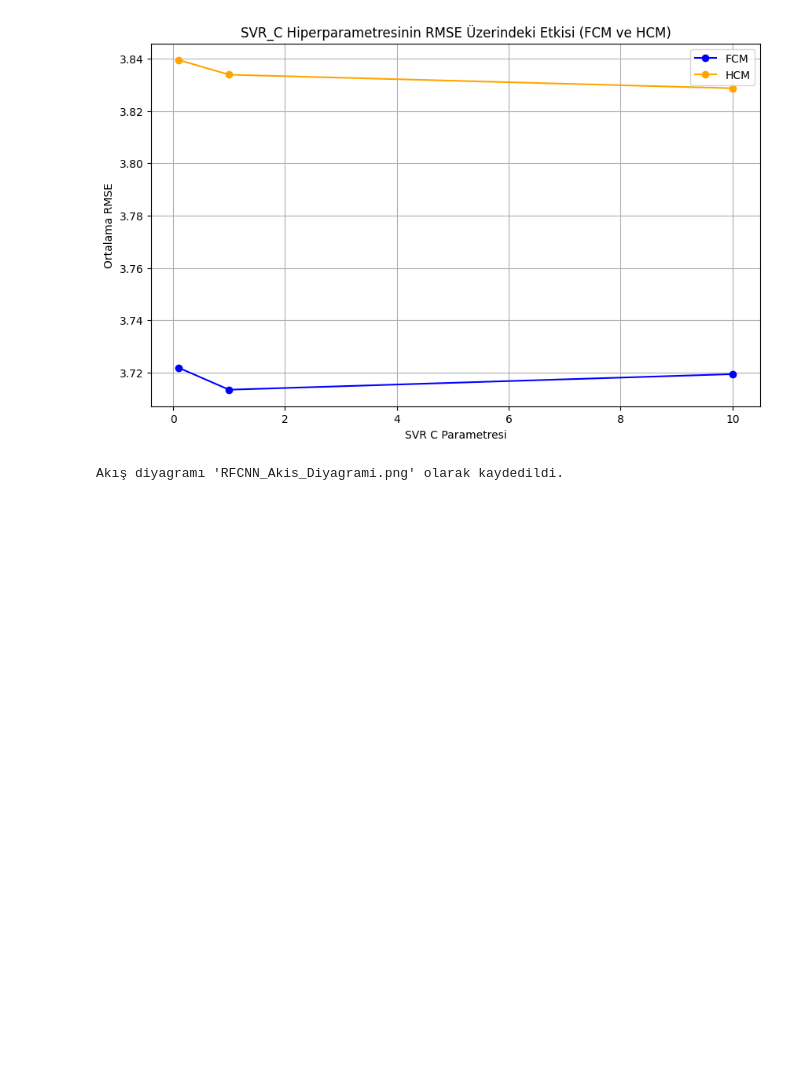
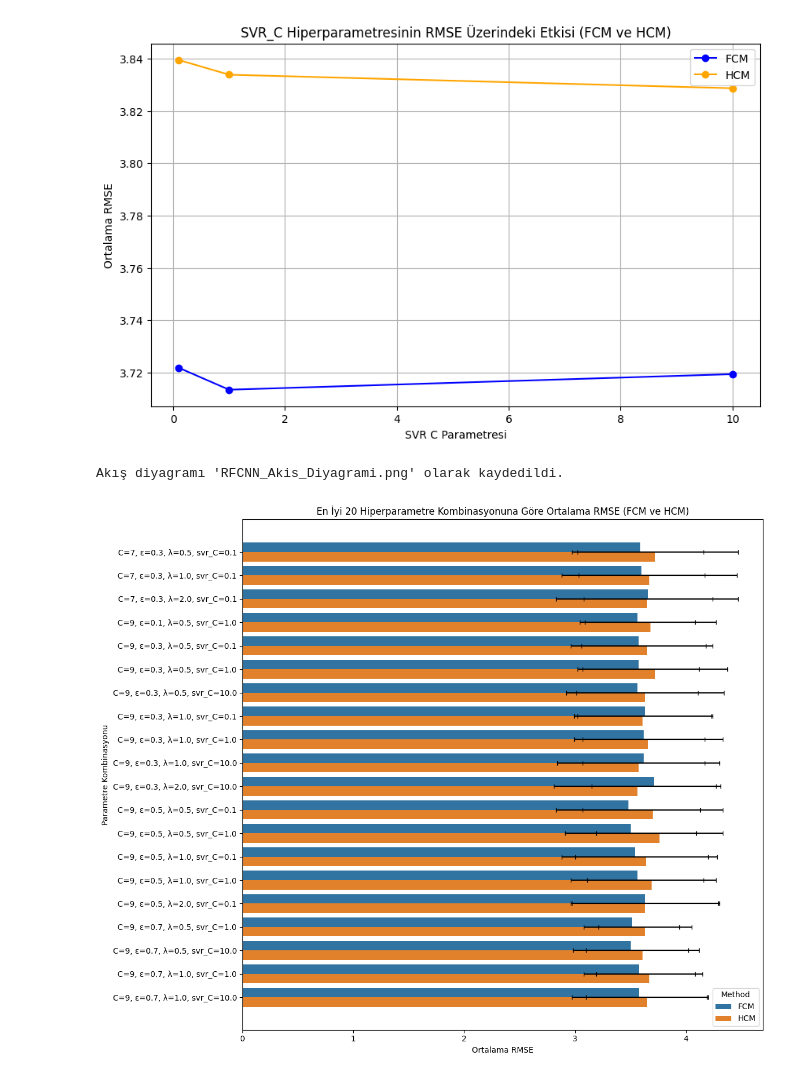
Before and after one commit to kntszmlk/02010044_NORAL_BULANIK_SISTEMLER_1, a Jupyter notebook: fuzzy.ipynb, the cells around one changed output. Cells and saved outputs as stored; diff of their text form; code cells hidden in the pictures; blank space fills up the shorter version.

```diff
--- a/fuzzy.ipynb
+++ b/fuzzy.ipynb
@@ -606,3 +606,97 @@ dot.render('RFCNN_Akis_Diyagrami', view=False)
 print("Akış diyagramı 'RFCNN_Akis_Diyagrami.png' olarak kaydedildi.")
 # %% [output]
 Akış diyagramı 'RFCNN_Akis_Diyagrami.png' olarak kaydedildi.
+# %%
+import matplotlib.pyplot as plt
+import seaborn as sns
+import pandas as pd
+
+# Verileri bir veri çerçevesine dönüştürme
+data = {
+    'C': [3, 3, 3, 3, 3, 3, 3, 3, 3, 3, 3, 3, 3, 3, 3, 3, 3, 3, 3, 3, 3, 3, 3, 3, 3, 3, 3, 3, 3, 3, 3, 3, 3, 3, 3, 3,
+          5, 5, 5, 5, 5, 5, 5, 5, 5, 5, 5, 5, 5, 5, 5, 5, 5, 5, 5, 5, 5, 5, 5, 5, 5, 5, 5, 5, 5, 5, 5, 5, 5, 5, 5, 5,
+          7, 7, 7, 7, 7, 7, 7, 7, 7, 7, 7, 7, 7, 7, 7, 7, 7, 7, 7, 7, 7, 7, 7, 7, 7, 7, 7, 7, 7, 7, 7, 7, 7, 7, 7, 7,
+          9, 9, 9, 9, 9, 9, 9, 9, 9, 9, 9, 9, 9, 9, 9, 9, 9, 9, 9, 9, 9, 9, 9, 9, 9, 9, 9, 9, 9, 9, 9, 9, 9, 9, 9, 9],
+    'epsilon': [0.1, 0.1, 0.1, 0.1, 0.1, 0.1, 0.1, 0.1, 0.1, 0.3, 0.3, 0.3, 0.3, 0.3, 0.3, 0.3, 0.3, 0.3, 0.5, 0.5, 0.5, 0.5, 0.5, 0.5, 0.5, 0.5, 0.5, 0.7, 0.7, 0.7, 0.7, 0.7, 0.7, 0.7, 0.7, 0.7,
+                0.1, 0.1, 0.1, 0.1, 0.1, 0.1, 0.1, 0.1, 0.1, 0.3, 0.3, 0.3, 0.3, 0.3, 0.3, 0.3, 0.3, 0.3, 0.5, 0.5, 0.5, 0.5, 0.5, 0.5, 0.5, 0.5, 0.5, 0.7, 0.7, 0.7, 0.7, 0.7, 0.7, 0.7, 0.7, 0.7,
+                0.1, 0.1, 0.1, 0.1, 0.1, 0.1, 0.1, 0.1, 0.1, 0.3, 0.3, 0.3, 0.3, 0.3, 0.3, 0.3, 0.3, 0.3, 0.5, 0.5, 0.5, 0.5, 0.5, 0.5, 0.5, 0.5, 0.5, 0.7, 0.7, 0.7, 0.7, 0.7, 0.7, 0.7, 0.7, 0.7,
+                0.1, 0.1, 0.1, 0.1, 0.1, 0.1, 0.1, 0.1, 0.1, 0.3, 0.3, 0.3, 0.3, 0.3, 0.3, 0.3, 0.3, 0.3, 0.5, 0.5, 0.5, 0.5, 0.5, 0.5, 0.5, 0.5, 0.5, 0.7, 0.7, 0.7, 0.7, 0.7, 0.7, 0.7, 0.7, 0.7],
+    'lambda_reg': [0.5, 0.5, 0.5, 1.0, 1.0, 1.0, 2.0, 2.0, 2.0, 0.5, 0.5, 0.5, 1.0, 1.0, 1.0, 2.0, 2.0, 2.0, 0.5, 0.5, 0.5, 1.0, 1.0, 1.0, 2.0, 2.0, 2.0, 0.5, 0.5, 0.5, 1.0, 1.0, 1.0, 2.0, 2.0, 2.0,
+                   0.5, 0.5, 0.5, 1.0, 1.0, 1.0, 2.0, 2.0, 2.0, 0.5, 0.5, 0.5, 1.0, 1.0, 1.0, 2.0, 2.0, 2.0, 0.5, 0.5, 0.5, 1.0, 1.0, 1.0, 2.0, 2.0, 2.0, 0.5, 0.5, 0.5, 1.0, 1.0, 1.0, 2.0, 2.0, 2.0,
+                   0.5, 0.5, 0.5, 1.0, 1.0, 1.0, 2.0, 2.0, 2.0, 0.5, 0.5, 0.5, 1.0, 1.0, 1.0, 2.0, 2.0, 2.0, 0.5, 0.5, 0.5, 1.0, 1.0, 1.0, 2.0, 2.0, 2.0, 0.5, 0.5, 0.5, 1.0, 1.0, 1.0, 2.0, 2.0, 2.0,
+                   0.5, 0.5, 0.5, 1.0, 1.0, 1.0, 2.0, 2.0, 2.0, 0.5, 0.5, 0.5, 1.0, 1.0, 1.0, 2.0, 2.0, 2.0, 0.5, 0.5, 0.5, 1.0, 1.0, 1.0, 2.0, 2.0, 2.0, 0.5, 0.5, 0.5, 1.0, 1.0, 1.0, 2.0, 2.0, 2.0],
+    'svr_C': [0.1, 1.0, 10.0, 0.1, 1.0, 10.0, 0.1, 1.0, 10.0, 0.1, 1.0, 10.0, 0.1, 1.0, 10.0, 0.1, 1.0, 10.0, 0.1, 1.0, 10.0, 0.1, 1.0, 10.0, 0.1, 1.0, 10.0, 0.1, 1.0, 10.0, 0.1, 1.0, 10.0, 0.1, 1.0, 10.0,
+              0.1, 1.0, 10.0, 0.1, 1.0, 10.0, 0.1, 1.0, 10.0, 0.1, 1.0, 10.0, 0.1, 1.0, 10.0, 0.1, 1.0, 10.0, 0.1, 1.0, 10.0, 0.1, 1.0, 10.0, 0.1, 1.0, 10.0, 0.1, 1.0, 10.0, 0.1, 1.0, 10.0, 0.1, 1.0, 10.0,
+              0.1, 1.0, 10.0, 0.1, 1.0, 10.0, 0.1, 1.0, 10.0, 0.1, 1.0, 10.0, 0.1, 1.0, 10.0, 0.1, 1.0, 10.0, 0.1, 1.0, 10.0, 0.1, 1.0, 10.0, 0.1, 1.0, 10.0, 0.1, 1.0, 10.0, 0.1, 1.0, 10.0, 0.1, 1.0, 10.0,
+              0.1, 1.0, 10.0, 0.1, 1.0, 10.0, 0.1, 1.0, 10.0, 0.1, 1.0, 10.0, 0.1, 1.0, 10.0, 0.1, 1.0, 10.0, 0.1, 1.0, 10.0, 0.1, 1.0, 10.0, 0.1, 1.0, 10.0, 0.1, 1.0, 10.0, 0.1, 1.0, 10.0, 0.1, 1.0, 10.0],
+    'fcm_mean_rmse': [3.81, 3.80, 3.80, 3.81, 3.80, 3.80, 3.83, 3.82, 3.82, 3.83, 3.84, 3.84, 3.83, 3.84, 3.84, 3.84, 3.86, 3.85, 3.87, 3.84, 3.85, 3.85, 3.84, 3.85, 3.86, 3.86, 3.86, 3.89, 3.86, 3.86, 3.86, 3.83, 3.83, 3.87, 3.83, 3.84,
+                      3.62, 3.65, 3.63, 3.64, 3.66, 3.65, 3.70, 3.72, 3.71, 3.71, 3.71, 3.70, 3.70, 3.72, 3.71, 3.75, 3.78, 3.77, 3.73, 3.73, 3.74, 3.72, 3.71, 3.71, 3.77, 3.75, 3.75, 3.87, 3.85, 3.87, 3.82, 3.81, 3.83, 3.85, 3.85, 3.86,
+                      3.63, 3.63, 3.56, 3.67, 3.67, 3.61, 3.75, 3.74, 3.70, 3.59, 3.58, 3.60, 3.60, 3.62, 3.64, 3.66, 3.69, 3.71, 3.63, 3.53, 3.64, 3.65, 3.57, 3.65, 3.72, 3.65, 3.71, 3.66, 3.73, 3.73, 3.69, 3.75, 3.77, 3.76, 3.82, 3.84,
+                      3.61, 3.56, 3.54, 3.66, 3.63, 3.61, 3.75, 3.73, 3.72, 3.57, 3.57, 3.56, 3.63, 3.62, 3.62, 3.73, 3.70, 3.71, 3.48, 3.50, 3.56, 3.54, 3.56, 3.61, 3.63, 3.65, 3.70, 3.59, 3.51, 3.50, 3.66, 3.58, 3.58, 3.74, 3.70, 3.69],
+    'fcm_std_rmse': [0.38, 0.38, 0.38, 0.41, 0.41, 0.41, 0.45, 0.45, 0.45, 0.37, 0.37, 0.38, 0.40, 0.40, 0.40, 0.45, 0.44, 0.44, 0.41, 0.37, 0.38, 0.45, 0.39, 0.40, 0.49, 0.43, 0.44, 0.68, 0.61, 0.64, 0.68, 0.62, 0.64, 0.70, 0.66, 0.67,
+                     0.58, 0.55, 0.58, 0.60, 0.56, 0.58, 0.62, 0.58, 0.59, 0.59, 0.64, 0.64, 0.61, 0.66, 0.66, 0.63, 0.68, 0.67, 0.61, 0.56, 0.63, 0.63, 0.58, 0.64, 0.65, 0.60, 0.67, 0.67, 0.66, 0.69, 0.68, 0.66, 0.70, 0.70, 0.67, 0.72,
+                     0.54, 0.57, 0.53, 0.55, 0.59, 0.55, 0.58, 0.63, 0.57, 0.57, 0.58, 0.59, 0.57, 0.58, 0.59, 0.58, 0.60, 0.61, 0.60, 0.55, 0.52, 0.62, 0.57, 0.54, 0.63, 0.60, 0.58, 0.65, 0.60, 0.61, 0.67, 0.63, 0.64, 0.68, 0.65, 0.67,
+                     0.49, 0.52, 0.53, 0.52, 0.55, 0.56, 0.57, 0.58, 0.59, 0.61, 0.55, 0.55, 0.61, 0.55, 0.55, 0.61, 0.57, 0.56, 0.65, 0.59, 0.56, 0.66, 0.60, 0.58, 0.66, 0.61, 0.61, 0.70, 0.43, 0.52, 0.69, 0.50, 0.61, 0.67, 0.60, 0.70],
+    'hcm_mean_rmse': [3.82, 3.78, 3.84, 3.82, 3.78, 3.84, 3.83, 3.79, 3.84, 3.83, 3.79, 3.79, 3.83, 3.80, 3.79, 3.84, 3.80, 3.79, 4.09, 3.93, 3.94, 4.02, 3.91, 3.92, 3.96, 3.90, 3.90, 4.05, 4.10, 4.05, 4.00, 4.05, 4.00, 3.96, 4.00, 3.96,
+                      3.91, 3.93, 3.91, 3.87, 3.89, 3.87, 3.86, 3.88, 3.85, 3.99, 3.97, 3.98, 3.93, 3.90, 3.92, 3.89, 3.86, 3.88, 3.97, 4.00, 3.96, 3.92, 3.95, 3.91, 3.89, 3.93, 3.88, 4.02, 4.01, 3.99, 3.94, 3.95, 3.94, 3.89, 3.92, 3.90,
+                      3.79, 3.89, 3.92, 3.75, 3.85, 3.87, 3.74, 3.85, 3.85, 3.72, 3.82, 3.82, 3.67, 3.77, 3.77, 3.65, 3.74, 3.75, 3.88, 3.88, 3.86, 3.83, 3.82, 3.81, 3.80, 3.78, 3.78, 3.95, 3.89, 3.88, 3.89, 3.84, 3.82, 3.87, 3.81, 3.79,
+                      3.76, 3.68, 3.81, 3.72, 3.68, 3.76, 3.70, 3.70, 3.74, 3.65, 3.72, 3.63, 3.61, 3.66, 3.57, 3.60, 3.65, 3.56, 3.70, 3.76, 3.77, 3.64, 3.69, 3.72, 3.63, 3.68, 3.71, 3.88, 3.63, 3.61, 3.87, 3.67, 3.65, 3.89, 3.73, 3.71],
+    'hcm_std_rmse': [0.38, 0.34, 0.37, 0.39, 0.35, 0.38, 0.41, 0.37, 0.40, 0.37, 0.33, 0.33, 0.38, 0.35, 0.35, 0.40, 0.37, 0.37, 0.57, 0.55, 0.60, 0.56, 0.55, 0.59, 0.57, 0.55, 0.58, 0.67, 0.59, 0.65, 0.68, 0.63, 0.68, 0.71, 0.68, 0.72,
+                     0.68, 0.64, 0.67, 0.69, 0.67, 0.70, 0.73, 0.71, 0.73, 0.62, 0.64, 0.64, 0.67, 0.68, 0.68, 0.72, 0.73, 0.73, 0.66, 0.55, 0.67, 0.68, 0.59, 0.70, 0.72, 0.65, 0.74, 0.69, 0.68, 0.71, 0.70, 0.70, 0.73, 0.73, 0.74, 0.75,
+                     0.65, 0.74, 0.69, 0.68, 0.75, 0.72, 0.71, 0.78, 0.76, 0.75, 0.63, 0.65, 0.79, 0.68, 0.69, 0.82, 0.72, 0.72, 0.64, 0.63, 0.65, 0.67, 0.65, 0.67, 0.71, 0.69, 0.70, 0.69, 0.66, 0.69, 0.71, 0.69, 0.70, 0.74, 0.72, 0.73,
+                     0.63, 0.59, 0.64, 0.66, 0.63, 0.64, 0.69, 0.66, 0.66, 0.59, 0.65, 0.71, 0.62, 0.67, 0.73, 0.66, 0.70, 0.75, 0.63, 0.57, 0.57, 0.64, 0.58, 0.59, 0.67, 0.62, 0.63, 0.71, 0.42, 0.51, 0.73, 0.48, 0.55, 0.77, 0.56, 0.62]
+}
+
+# FCM ve HCM için veri çerçevelerini oluşturma
+fcm_data = pd.DataFrame({
+    'C': data['C'],
+    'epsilon': data['epsilon'],
+    'lambda_reg': data['lambda_reg'],
+    'svr_C': data['svr_C'],
+    'mean_rmse': data['fcm_mean_rmse'],
+    'std_rmse': data['fcm_std_rmse'],
+    'Method': 'FCM'
+})
+
+hcm_data = pd.DataFrame({
+    'C': data['C'],
+    'epsilon': data['epsilon'],
+    'lambda_reg': data['lambda_reg'],
+    'svr_C': data['svr_C'],
+    'mean_rmse': data['hcm_mean_rmse'],
+    'std_rmse': data['hcm_std_rmse'],
+    'Method': 'HCM'
+})
+
+# Ortalama RMSE hesaplaması (FCM ve HCM için)
+combined_data = fcm_data.copy()
+combined_data['avg_rmse'] = (fcm_data['mean_rmse'] + hcm_data['mean_rmse']) / 2
+combined_data['Combination'] = combined_data.apply(
+    lambda row: f"C={int(row['C'])}, ε={row['epsilon']}, λ={row['lambda_reg']}, svr_C={row['svr_C']}", axis=1)
+
+# En iyi 20 kombinasyonu seçme
+top_20_combinations = combined_data.nsmallest(20, 'avg_rmse')['Combination'].tolist()
+
+# FCM ve HCM sonuçlarının birleştirilmesi
+results_combined = pd.concat([fcm_data, hcm_data])
+
+# Hiperparametre kombinasyonlarının etiketlenmesi
+results_combined['Combination'] = results_combined.apply(
+    lambda row: f"C={int(row['C'])}, ε={row['epsilon']}, λ={row['lambda_reg']}, svr_C={row['svr_C']}", axis=1)
+
+# Yalnızca en iyi 20 kombinasyonu filtreleme
+results_top_20 = results_combined[results_combined['Combination'].isin(top_20_combinations)]
+
+# Bar plot çizimi
+plt.figure(figsize=(12, 10))  # Daha kompakt boyut
+sns.barplot(data=results_top_20, x='mean_rmse', y='Combination', hue='Method')
+plt.errorbar(x=results_top_20['mean_rmse'], y=results_top_20['Combination'],
+             xerr=results_top_20['std_rmse'], fmt='none', c='black', capsize=3)
+plt.xlabel('Ortalama RMSE')
+plt.ylabel('Parametre Kombinasyonu')
+plt.title('En İyi 20 Hiperparametre Kombinasyonuna Göre Ortalama RMSE (FCM ve HCM)')
+plt.tight_layout()
+plt.savefig('fcm_hcm_rmse_comparison_top20.png')  # Grafiği kaydet
+plt.show()
+# %% [output]
+[figure, added]
```
